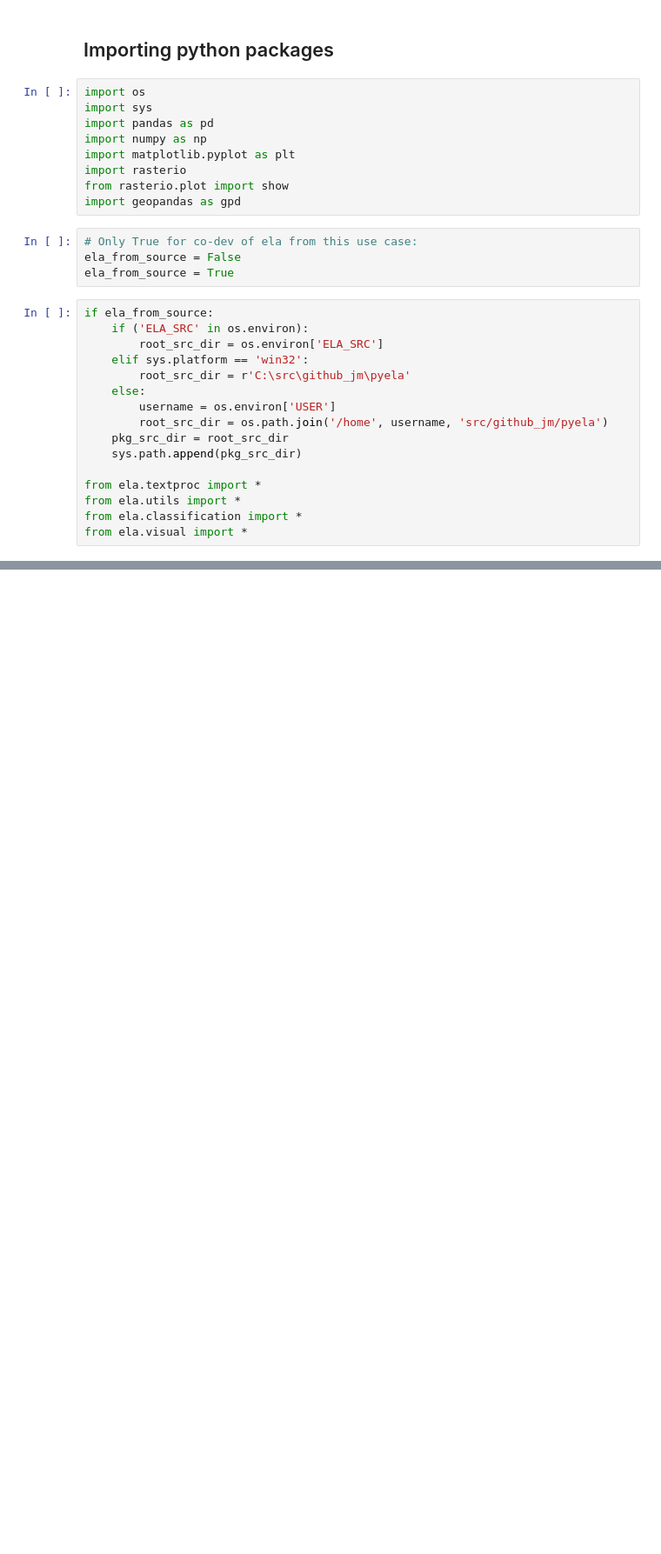
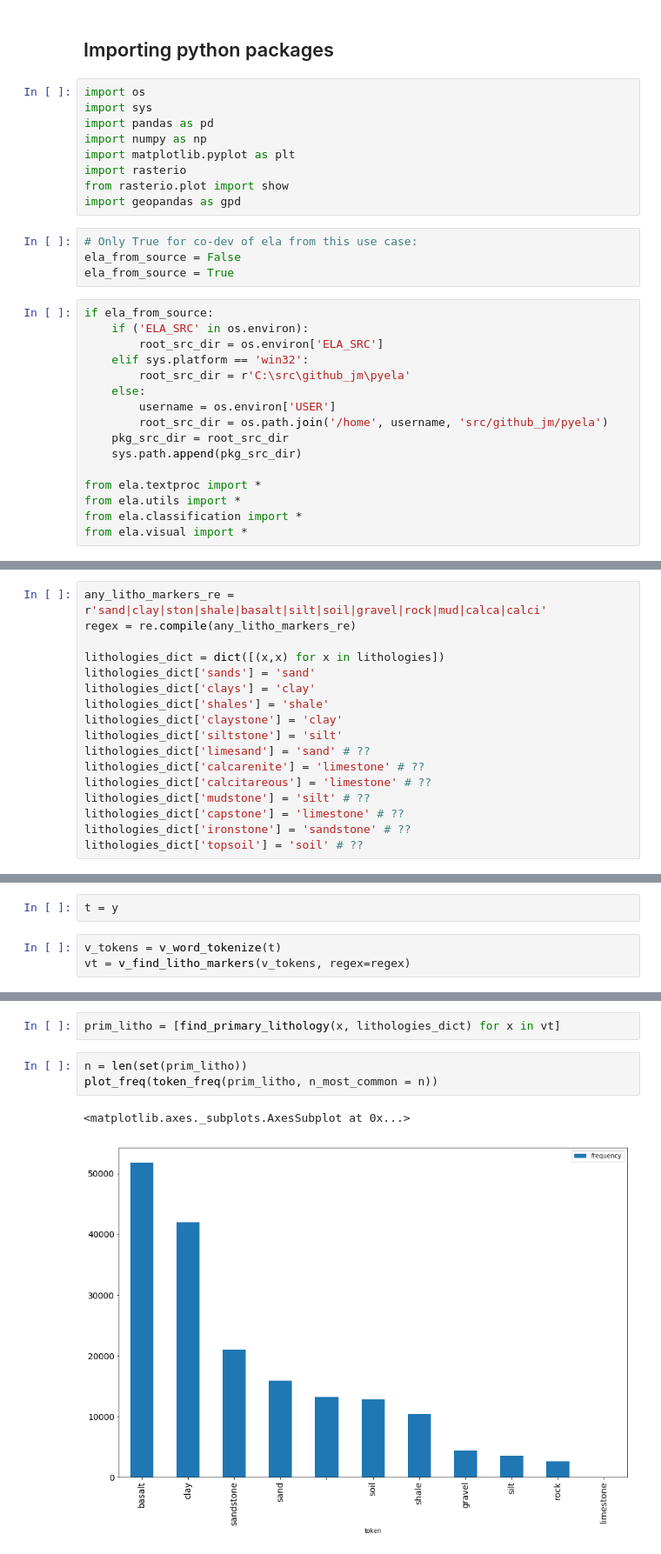
Before and after one commit to csiro-hydrogeology/pyela-doc, a Jupyter notebook: tutorials/lithology_classification_ml.ipynb, the cells around one changed output, grey strips where cells are left out. Shown at 87% size. Cells and saved outputs as stored; diff of their text form; blank space fills up the shorter version.

Commit message:
Tutorial on current lithology classification techniques

```diff
--- a/tutorials/lithology_classification_ml.ipynb
+++ b/tutorials/lithology_classification_ml.ipynb
@@ -69,0 +121,17 @@ Explaining if possible why DL so much better
+# %%
+any_litho_markers_re = r'sand|clay|ston|shale|basalt|silt|soil|gravel|rock|mud|calca|calci'
+regex = re.compile(any_litho_markers_re)
+
+lithologies_dict = dict([(x,x) for x in lithologies])
+lithologies_dict['sands'] = 'sand'
+lithologies_dict['clays'] = 'clay'
+lithologies_dict['shales'] = 'shale'
+lithologies_dict['claystone'] = 'clay'
+lithologies_dict['siltstone'] = 'silt'
+lithologies_dict['limesand'] = 'sand' # ??
+lithologies_dict['calcarenite'] = 'limestone' # ??
+lithologies_dict['calcitareous'] = 'limestone' # ??
+lithologies_dict['mudstone'] = 'silt' # ??
+lithologies_dict['capstone'] = 'limestone' # ??
+lithologies_dict['ironstone'] = 'sandstone' # ??
+lithologies_dict['topsoil'] = 'soil' # ??
@@ -69,0 +147,5 @@ Explaining if possible why DL so much better
+# %%
+t = y
+# %%
+v_tokens = v_word_tokenize(t)
+vt = v_find_litho_markers(v_tokens, regex=regex)
@@ -69,0 +161,8 @@ Explaining if possible why DL so much better
+# %%
+prim_litho = [find_primary_lithology(x, lithologies_dict) for x in vt]
+# %%
+n = len(set(prim_litho))
+plot_freq(token_freq(prim_litho, n_most_common = n))
+# %% [output]
+<matplotlib.axes._subplots.AxesSubplot at 0x...>
+[figure, added]
```
Also changed, not shown: parts of 29 cells of this notebook.
